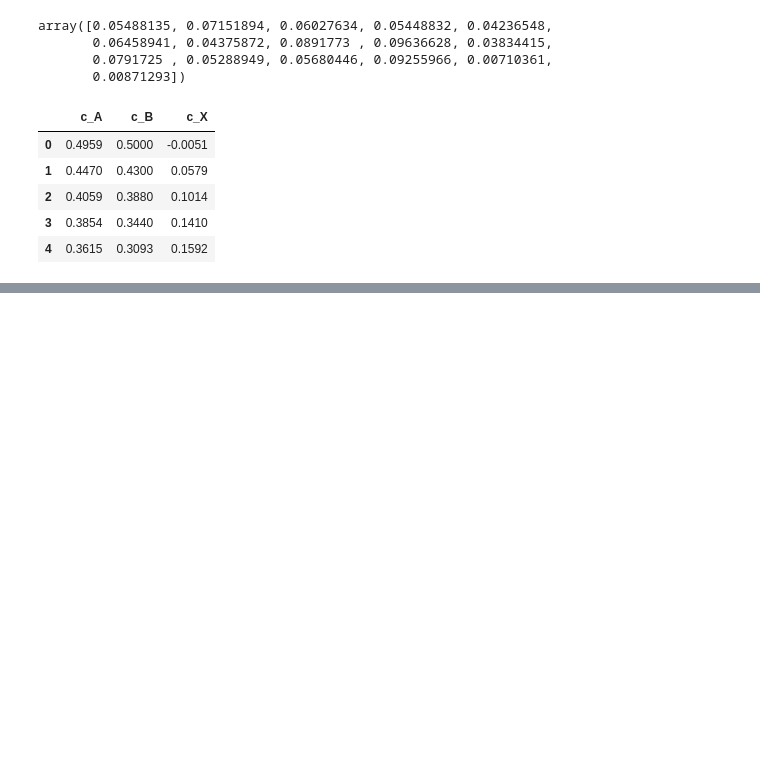
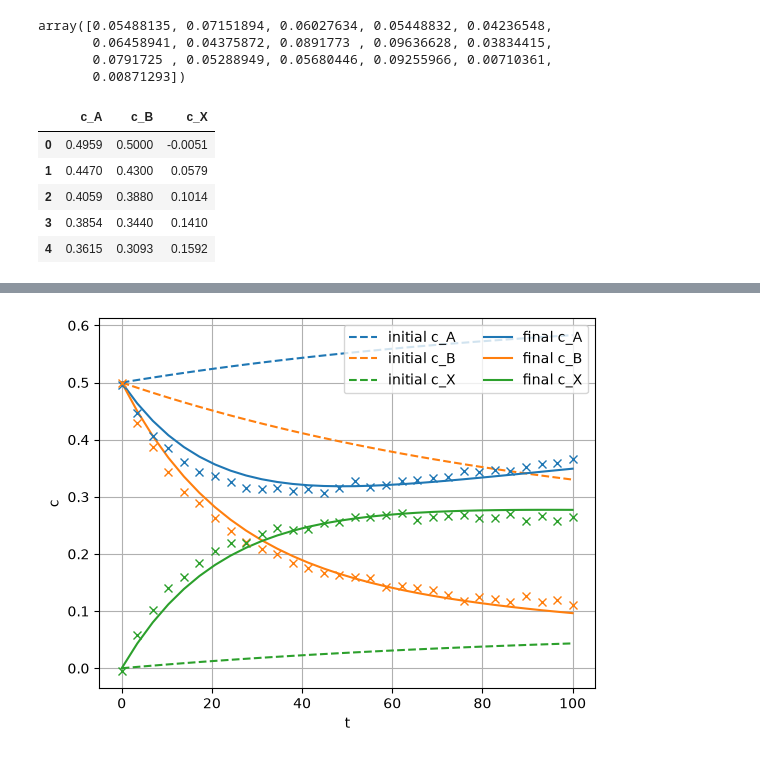
Before and after one commit to BoniYu/Hybrid_model_CSTR, a Jupyter notebook: Notebook/NN_build.ipynb, the cells around one changed output, grey strips where cells are left out. Drawn from its saved outputs; the diff is of its cells as text; code cells hidden in the pictures; blank space fills up the shorter version.

```diff
--- a/Notebook/NN_build.ipynb
+++ b/Notebook/NN_build.ipynb
@@ -212,0 +255,9 @@ def objective(params, iter):
+# %%
+def summary(params, iter, gradient):
+    """Callback function gives informative output during optimization"""
+    if iter % 10 == 0:
+        print('step {0:5d}: {1:1.3e}'.format(iter, objective(params, iter)))
+        np.save('Params', params)
+# %%
+# Optimize the network parameters
+optimized_params = adam(objective_grad, init_params, step_size=step_size, num_iters=num_epochs, callback=summary)
@@ -212,0 +282,19 @@ def objective(params, iter):
+# %%
+sol_init = odeint(DiffEqs, y0, t_span, args=(init_params,))
+sol_opt = odeint(DiffEqs, y0, t_span, args=(optimized_params,))
+# %%
+# plot system trajectories
+plt.figure(1)
+plt.plot(t_span, sol_init[:,:len_c],'--')
+plt.gca().set_prop_cycle(None)
+plt.plot(t_span, sol_opt[:,:len_c])
+plt.gca().set_prop_cycle(None)
+plt.plot(t_span, c_exp, 'x')
+plt.xlabel('t')
+plt.ylabel('c')
+plt.legend(('initial c_A', 'initial c_B', 'initial c_X',
+            'final c_A', 'final c_B', 'final c_X'), loc='upper right',ncol=2) # make a legend
+plt.grid()
+plt.show()
+# %% [output]
+[figure, added]
```
Also changed, not shown: parts of 2 cells of this notebook, 1 other file.
